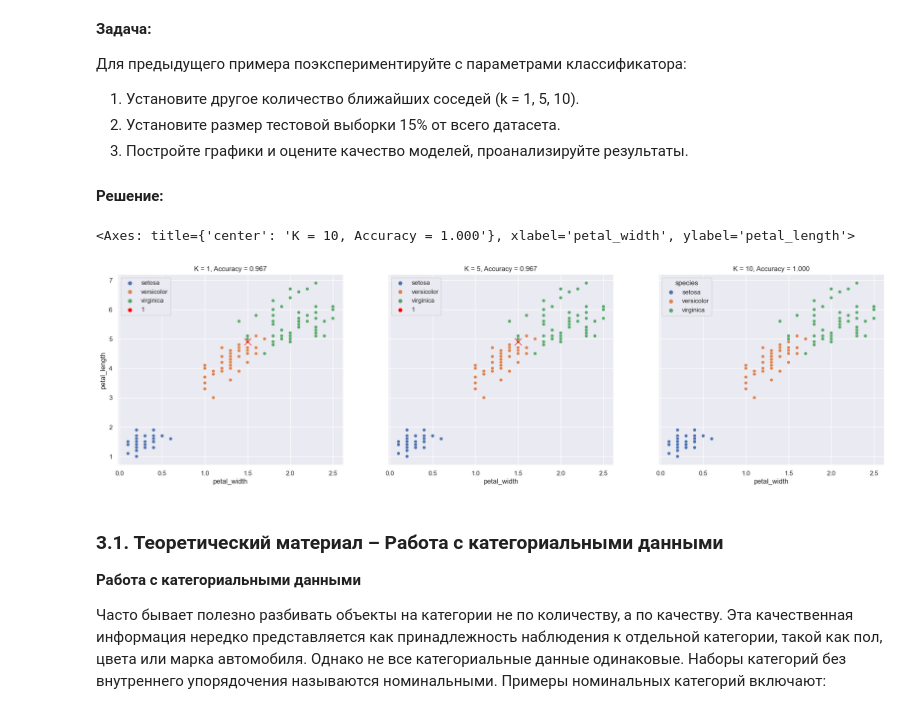
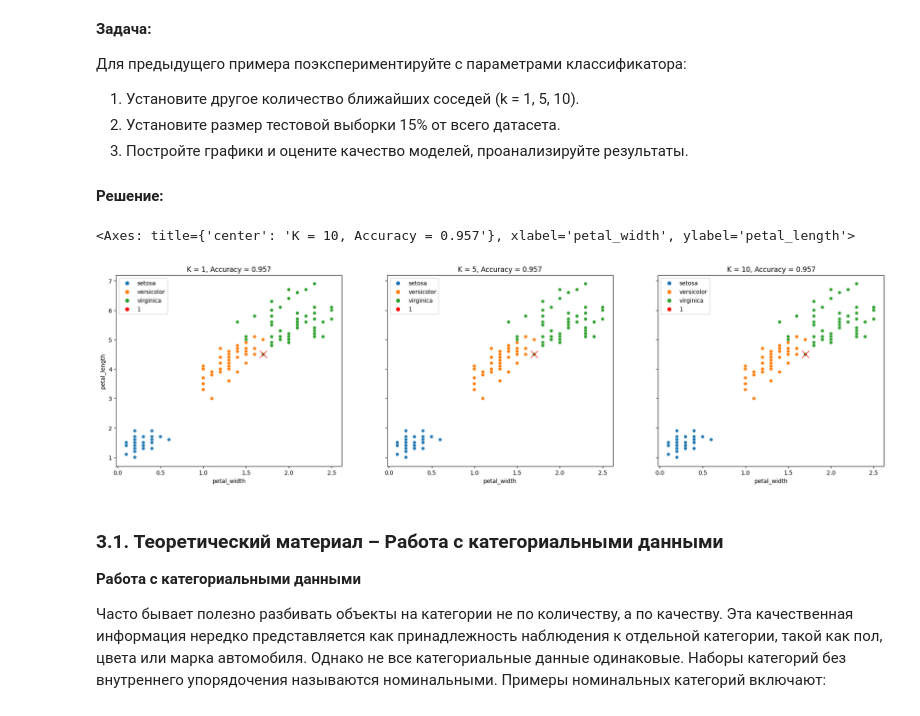
Before and after one commit to burenotti/ai-semester-2, a Jupyter notebook: Рабочая тетрадь №3/solution.ipynb, the cells around one changed output. Drawn from its saved outputs; the diff is of its cells as text; code cells hidden in the pictures.

```diff
--- a/Рабочая тетрадь №3/solution.ipynb
+++ b/Рабочая тетрадь №3/solution.ipynb
@@ -512,6 +516,12 @@ accuracy 0.967
 
 #### Решение:
 # %%
+x_train, x_test, y_train, y_test = train_test_split(
+    iris.iloc[:, :-1],
+    iris.iloc[:, -1],
+    test_size=.15,
+)
+
 k1_model = KNeighborsClassifier(n_neighbors=1)
 k1_model.fit(x_train, y_train)
 k1_pred = k1_model.predict(x_test)
@@ -534,7 +544,7 @@ k1_errors = x_test[y_test != k1_pred]
 k5_errors = x_test[y_test != k5_pred]
 k10_errors = x_test[y_test != k10_pred]
 
-sns.set_theme()
+# sns.set_theme()
 fig, axes = plt.subplots(1, 3, figsize=(24, 6), sharex=True, sharey=True)
 
 axes[0].set_title(f'K = 1, Accuracy = {k1_accuracy:.3f}')
@@ -558,35 +568,35 @@ sns.scatterplot(
     marker="x",
     s=150,
     palette=['#ff0000'],
     hue=1,
 )
 
 
 sns.scatterplot(
     ax=axes[1],
     data=k5_errors,
     x='petal_width',
     y='petal_length',
     marker="x",
     s=150,
     palette=['#ff0000'],
     hue=1,
 )
 
 sns.scatterplot(
     ax=axes[2],
     data=k10_errors,
     marker="x",
     x='petal_width',
     y='petal_length',
     s=150,
     hue=1,
     palette=['#ff0000'],
 
 )
 # %% [output]
-<Axes: title={'center': 'K = 10, Accuracy = 1.000'}, xlabel='petal_width', ylabel='petal_length'>
+<Axes: title={'center': 'K = 10, Accuracy = 0.957'}, xlabel='petal_width', ylabel='petal_length'>
-[figure, old version]
+[figure, new version]
 # %% [markdown]
 ### 3.1. Теоретический материал – Работа с категориальными данными
 
```
Also changed, not shown: parts of 10 cells of this notebook.
